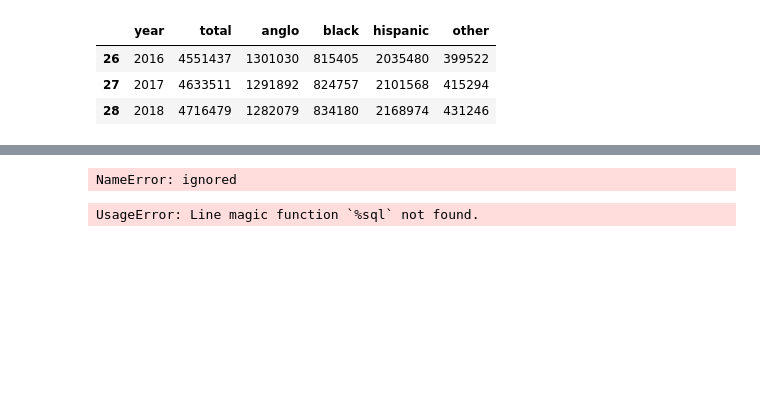
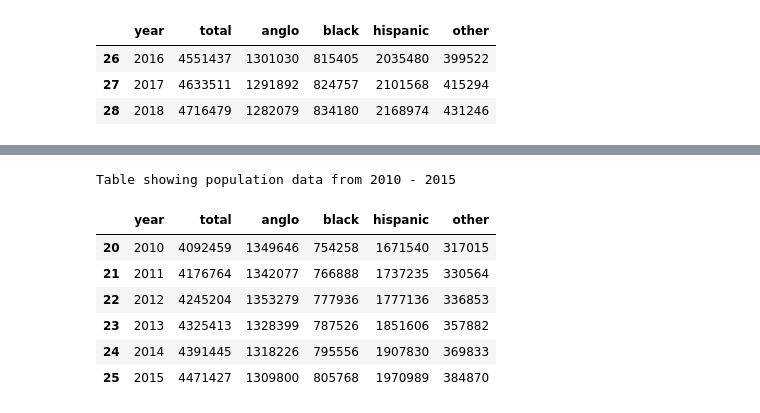
Before and after one commit to MirandaCJohnson/HarrisCountyPopulation, a Jupyter notebook: HarrisCountyPopulation.ipynb, the cells around one changed output, grey strips where cells are left out. Drawn from its saved outputs; the diff is of its cells as text; code cells hidden in the pictures; blank space fills up the shorter version.

```diff
--- a/HarrisCountyPopulation.ipynb
+++ b/HarrisCountyPopulation.ipynb
@@ -104,13 +120,12 @@ Name: 4, dtype: int64
-# %%
-# Trying to use regression on the data points to make prediction for future population values
-import seaborn as sns
-sns.regplot(x=labels, y=df[0] , data=df)
-# %% [output]
-NameError: ignored
-# %%
-#
-#Does SQL line magic work in colab?  Does something need to be included for it to work?
-
-table2=%sql select * from table where year between 2010 and 2015
-# %% [output]
-UsageError: Line magic function `%sql` not found.
+# %%
+print("Table showing population data from 2010 - 2015")
+df.query('year>=2010 & year<=2015')
+# %% [output]
+Table showing population data from 2010 - 2015
+|  | year | total | anglo | black | hispanic | other |
+| 20 | 2010 | 4092459 | 1349646 | 754258 | 1671540 | 317015 |
+| 21 | 2011 | 4176764 | 1342077 | 766888 | 1737235 | 330564 |
+| 22 | 2012 | 4245204 | 1353279 | 777936 | 1777136 | 336853 |
+| 23 | 2013 | 4325413 | 1328399 | 787526 | 1851606 | 357882 |
+| 24 | 2014 | 4391445 | 1318226 | 795556 | 1907830 | 369833 |
+| 25 | 2015 | 4471427 | 1309800 | 805768 | 1970989 | 384870 |
```
Also changed, not shown: parts of 3 cells of this notebook.
